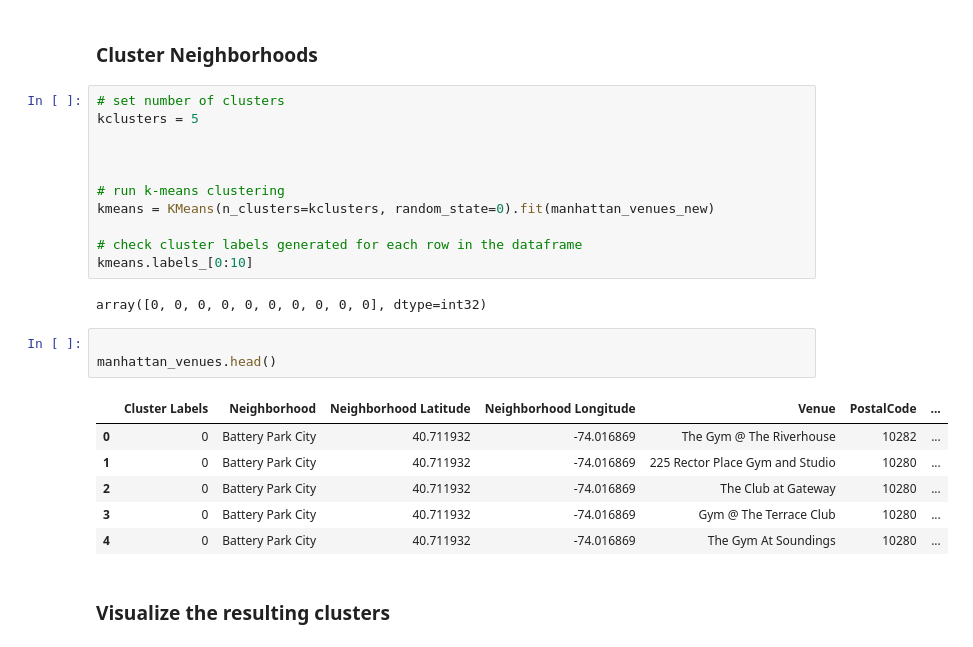
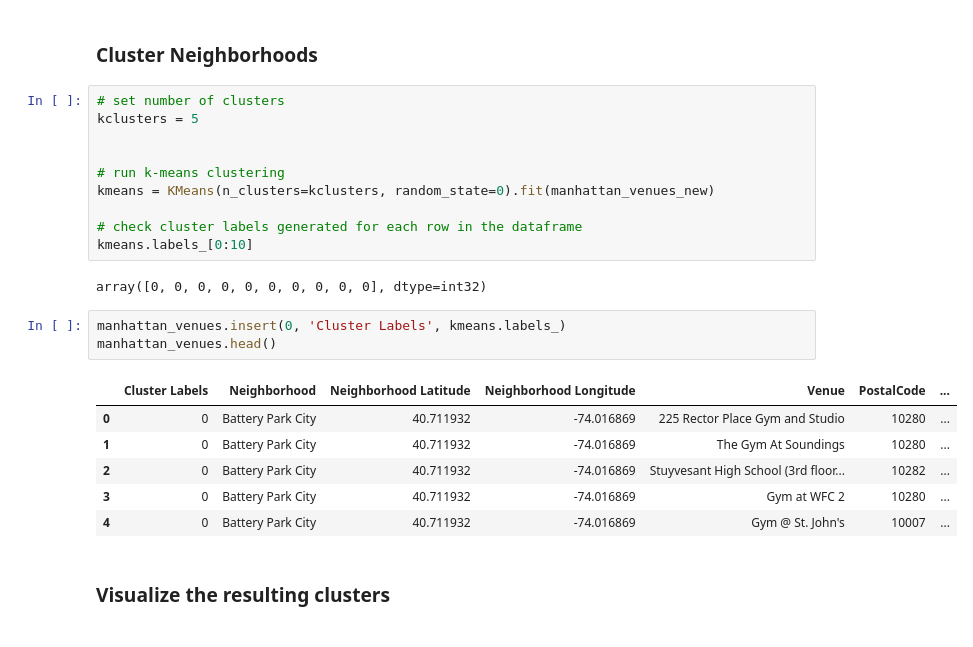
Before and after one commit to dgovil01/Coursera_Capstone, a Jupyter notebook: Capstone_Final Project.ipynb, the cells around one changed output. Drawn from its saved outputs; the diff is of its cells as text.

```diff
--- a/Capstone_Final Project.ipynb
+++ b/Capstone_Final Project.ipynb
@@ -412,7 +412,6 @@ venues_map
 # %%
 # set number of clusters
 kclusters = 5
-
 
 
 # run k-means clustering
@@ -422,16 +421,16 @@ kmeans = KMeans(n_clusters=kclusters, random_state=0).fit(manhattan_venues_new)
 kmeans.labels_[0:10]
 # %% [output]
 array([0, 0, 0, 0, 0, 0, 0, 0, 0, 0], dtype=int32)
-# %%
-
-manhattan_venues.head()
-# %% [output]
-|  | Cluster Labels | Neighborhood | Neighborhood Latitude | Neighborhood Longitude | Venue | PostalCode | ... |
-| 0 | 0 | Battery Park City | 40.711932 | -74.016869 | The Gym @ The Riverhouse | 10282 | ... |
-| 1 | 0 | Battery Park City | 40.711932 | -74.016869 | 225 Rector Place Gym and Studio | 10280 | ... |
-| 2 | 0 | Battery Park City | 40.711932 | -74.016869 | The Club at Gateway | 10280 | ... |
-| 3 | 0 | Battery Park City | 40.711932 | -74.016869 | Gym @ The Terrace Club | 10280 | ... |
-| 4 | 0 | Battery Park City | 40.711932 | -74.016869 | The Gym At Soundings | 10280 | ... |
+# %%
+manhattan_venues.insert(0, 'Cluster Labels', kmeans.labels_)
+manhattan_venues.head()
+# %% [output]
+|  | Cluster Labels | Neighborhood | Neighborhood Latitude | Neighborhood Longitude | Venue | PostalCode | ... |
+| 0 | 0 | Battery Park City | 40.711932 | -74.016869 | 225 Rector Place Gym and Studio | 10280 | ... |
+| 1 | 0 | Battery Park City | 40.711932 | -74.016869 | The Gym At Soundings | 10280 | ... |
+| 2 | 0 | Battery Park City | 40.711932 | -74.016869 | Stuyvesant High School (3rd floor... | 10282 | ... |
+| 3 | 0 | Battery Park City | 40.711932 | -74.016869 | Gym at WFC 2 | 10280 | ... |
+| 4 | 0 | Battery Park City | 40.711932 | -74.016869 | Gym @ St. John's | 10007 | ... |
 # %% [markdown]
 ### Visualize the resulting clusters
 # %%
```
Also changed, not shown: parts of 12 cells of this notebook.
